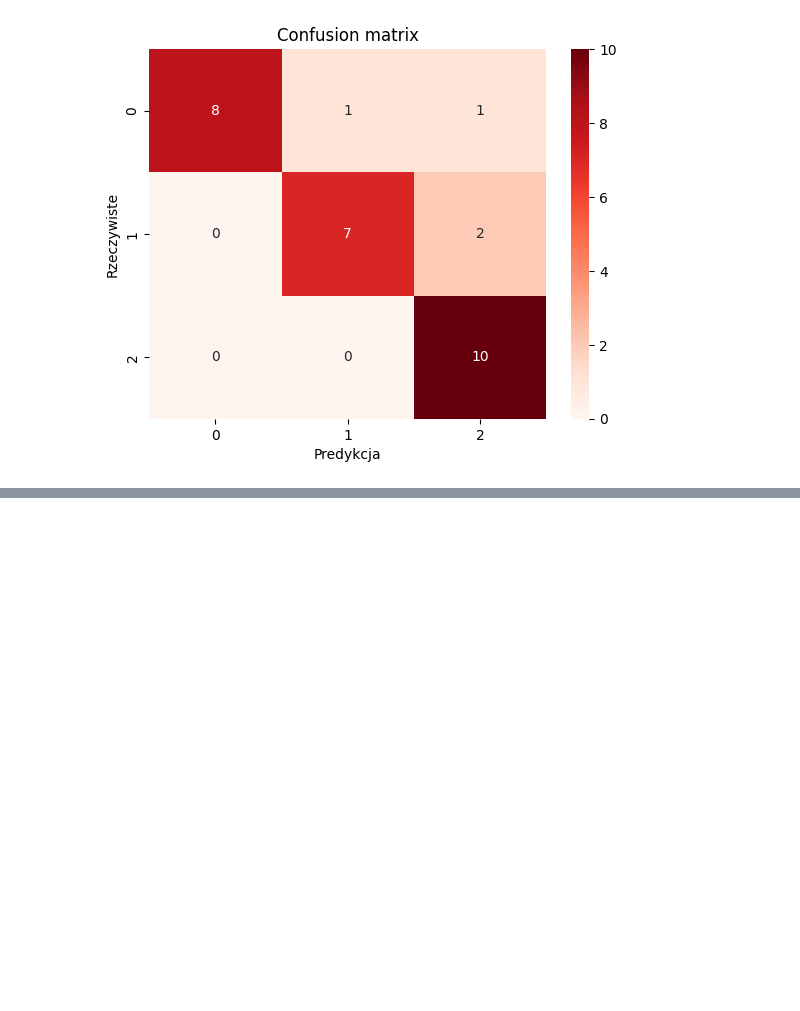
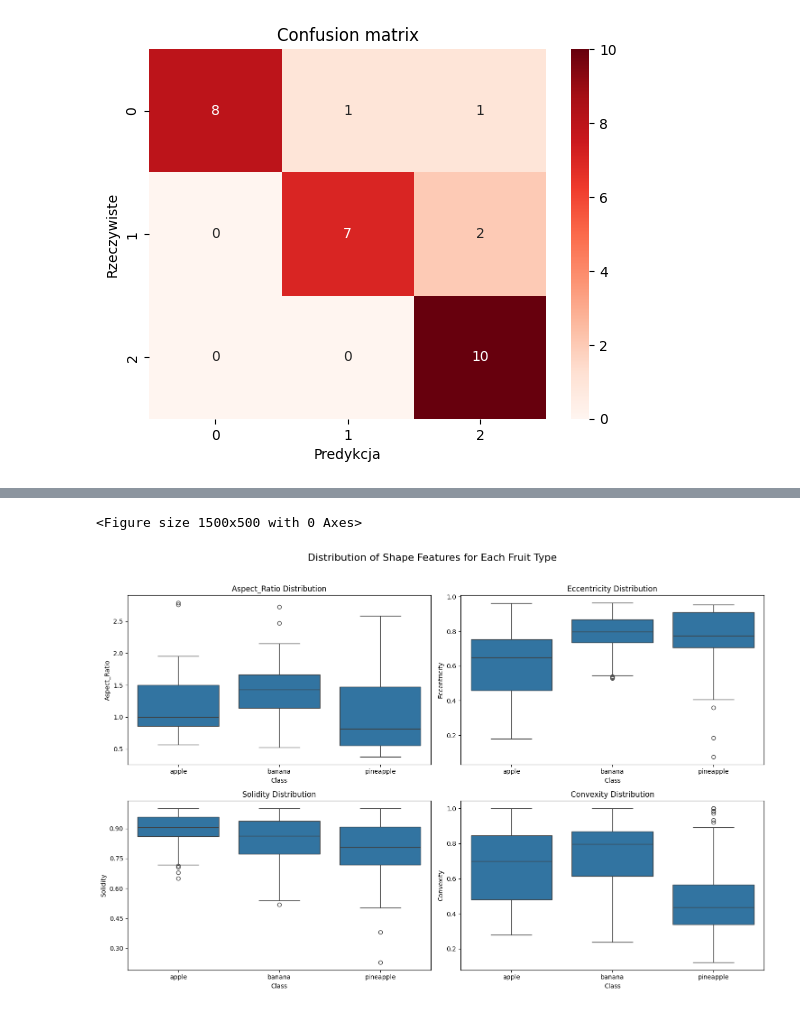
Before and after one commit to amalolepszy/fruit-image-recognition, a Jupyter notebook: Analiza_danych_multimedialnych.ipynb, the cells around one changed output, grey strips where cells are left out. Cells and saved outputs as stored; diff of their text form; code cells hidden in the pictures; blank space fills up the shorter version.

```diff
--- a/Analiza_danych_multimedialnych.ipynb
+++ b/Analiza_danych_multimedialnych.ipynb
@@ -563,0 +596,26 @@ error: OpenCV(4.12.0) /io/opencv/modules/imgproc/src/color.cpp:199: error: (-215
+# %%
+import seaborn as sns
+import matplotlib.pyplot as plt
+
+plt.figure(figsize=(15, 5))
+plt.suptitle('Distribution of Shape Features for Each Fruit Type', fontsize=16)
+
+shape_features = ['Aspect_Ratio', 'Eccentricity', 'Solidity', 'Convexity']
+
+plt.figure(figsize=(15, 10))
+plt.suptitle('Distribution of Shape Features for Each Fruit Type', fontsize=16)
+
+for i, feature in enumerate(shape_features, 1):
+    ax = plt.subplot(2, 2, i)
+
+    sns.boxplot(x='Class', y=feature, data=df_train)
+    plt.title(f'{feature} Distribution')
+
+    # Optional: Explicitly limit Y-axis ticks if they are still too dense
+    ax.yaxis.set_major_locator(ticker.MaxNLocator(nbins=6))
+
+plt.tight_layout(rect=[0, 0, 1, 0.96])
+plt.show()
+# %% [output]
+<Figure size 1500x500 with 0 Axes>
+[figure, added]
```
Also changed, not shown: parts of 24 cells of this notebook, 5 other files.
